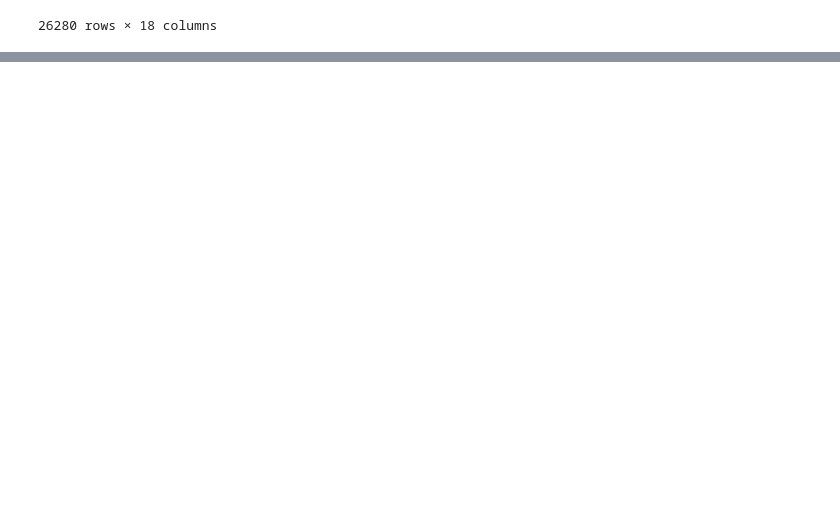
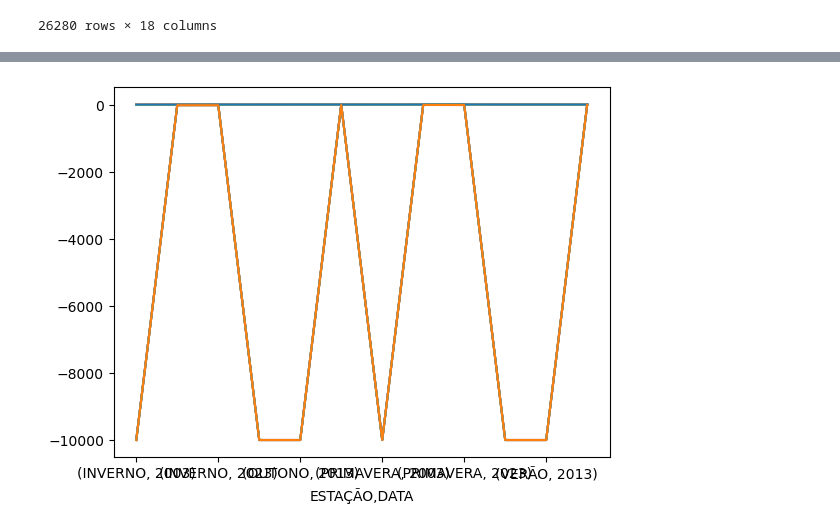
Before and after one commit to AllanaCampos/Python_Basico, a Jupyter notebook: Gabriel/P009/IP-P009.ipynb, the cells around one changed output, grey strips where cells are left out. Drawn from its saved outputs; the diff is of its cells as text; code cells hidden in the pictures; blank space fills up the shorter version.

```diff
--- a/Gabriel/P009/IP-P009.ipynb
+++ b/Gabriel/P009/IP-P009.ipynb
@@ -119,0 +173,9 @@ for ano in anos:
+# %%
+
+fig, ax = plt.subplots(nrows=3,ncols=1)
+
+for i,ano in enumerate(anos):
+    precipAcum[precipAcum.index.year==ano].plot(ax=ax[i])
+    ax[i].title.set_text(precipAcum.name+" - "+str(ano))
+
+plt.subplots_adjust(wspace=1,hspace=1)
@@ -119,0 +186,13 @@ for ano in anos:
+# %%
+precipAcumJun = df[df.index.month==6]
+
+precipAcumJun.index = pd.to_datetime(precipAcumJun.index)
+precipAcumJun = precipAcumJun.groupby(precipAcumJun.index.year)["PRECIPITAÇÃO TOTAL, HORÁRIO (mm)"].cumsum()
+
+fig, ax = plt.subplots(nrows=3,ncols=1)
+
+for i,ano in enumerate(anos):
+    precipAcumJun[precipAcumJun.index.year==ano].plot(ax=ax[i])
+    ax[i].title.set_text(precipAcumJun.name+" - "+str(ano))
+
+plt.subplots_adjust(wspace=1,hspace=1)
@@ -119,0 +203,12 @@ for ano in anos:
+# %%
+tempMediaMar = df[df.index.month==3]
+tempMediaMar = tempMediaMar.groupby([tempMediaMar.index.date])["TEMPERATURA"].mean()
+
+tempMediaMar.index = pd.to_datetime(tempMediaMar.index)
+
+for j in tempMediaMar.columns.to_list():
+    fig, ax = plt.subplots(nrows=3,ncols=1)
+    for i,ano in enumerate(anos):
+        tempMediaMar[tempMediaMar.index.year==ano][j].plot(ax=ax[i])
+        ax[i].title.set_text(str(j[1])+" - "+str(ano))
+    plt.subplots_adjust(wspace=1,hspace=1)
@@ -119,0 +225,3 @@ for ano in anos:
+# %%
+tempPorEst = df.groupby(["ESTAÇÃO",df.index.year])["TEMPERATURA"].agg(["max","min"])
+tempPorEst
@@ -119,0 +245,6 @@ for ano in anos:
+# %%
+tempPorEst.columns.to_list()
+for j in tempPorEst.columns.to_list():
+    tempPorEst[j].plot()
+# %% [output]
+[figure, added]
```
Also changed, not shown: parts of 17 cells of this notebook.
